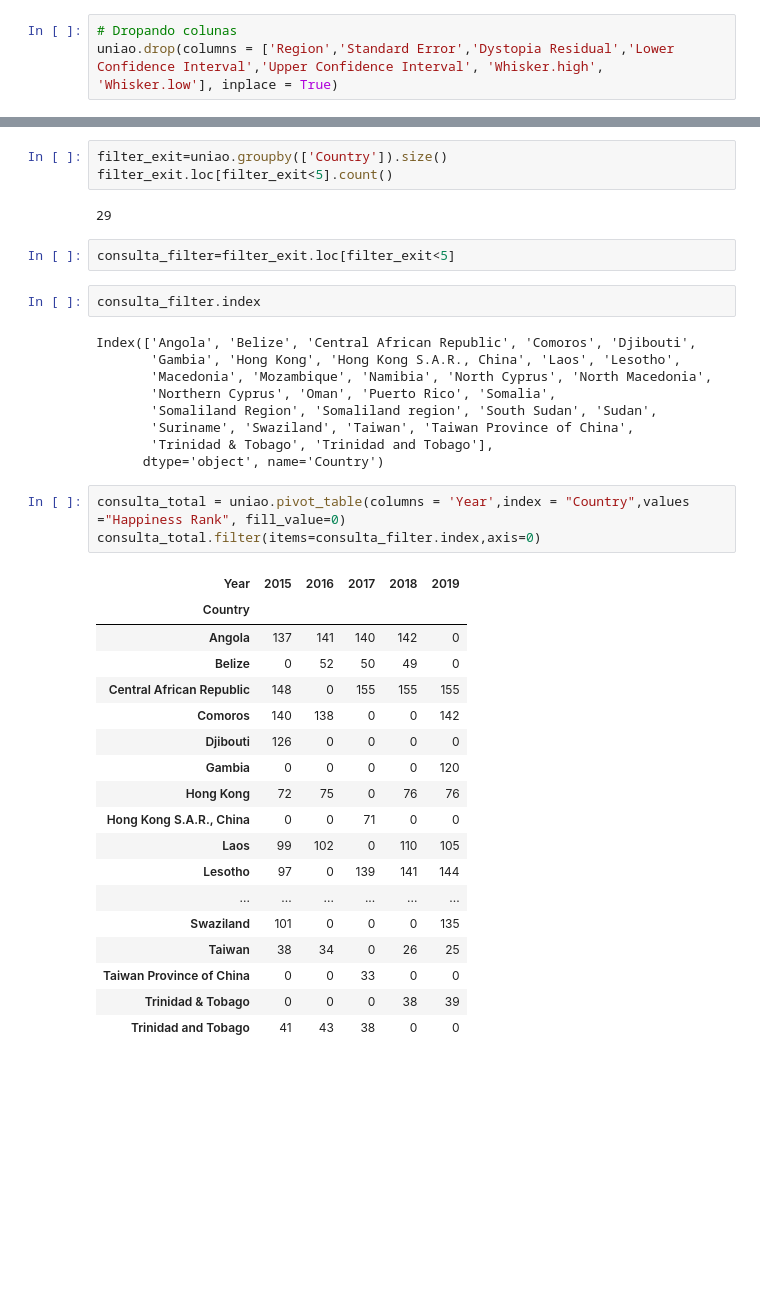
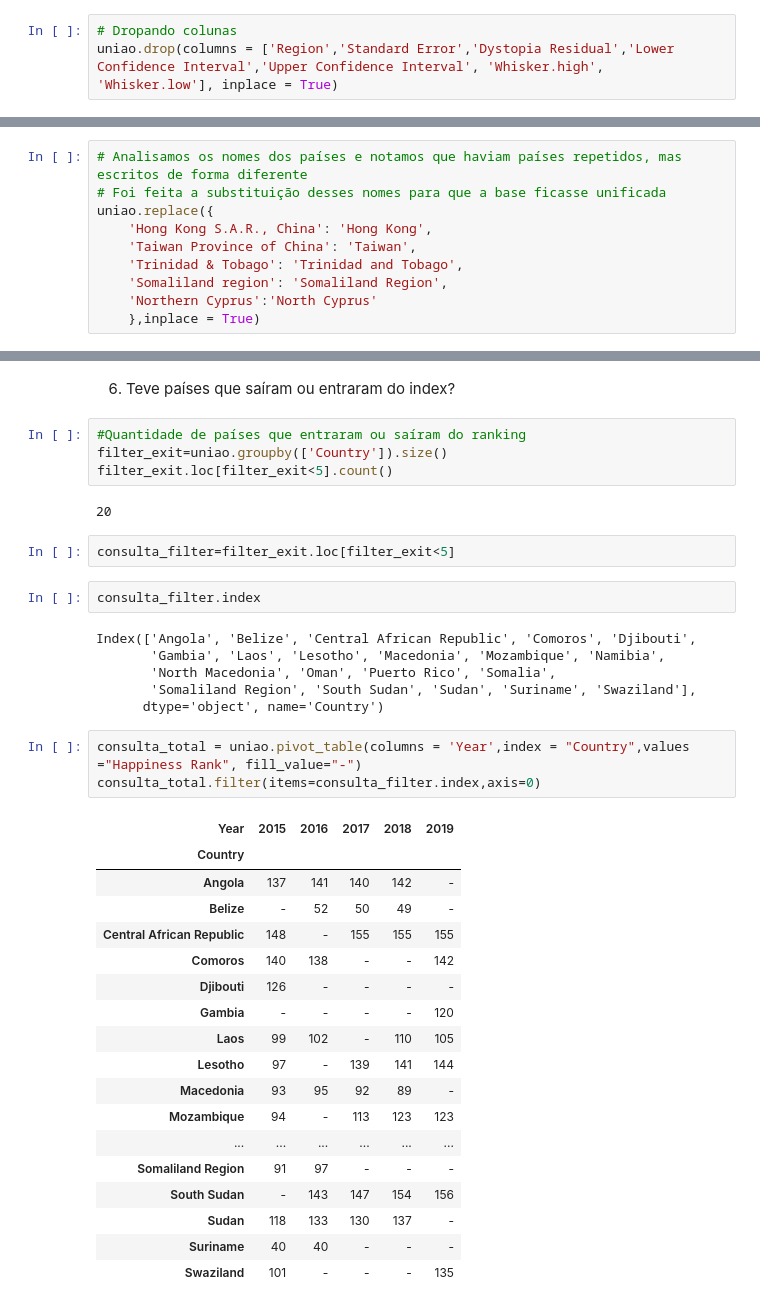
Before and after one commit to mariananomura/projeto-lets-modulo-III, a Jupyter notebook: Projeto.ipynb, the cells around one changed output, grey strips where cells are left out. Drawn from its saved outputs; the diff is of its cells as text; blank space fills up the shorter version.

```diff
--- a/Projeto.ipynb
+++ b/Projeto.ipynb
@@ -293,0 +148,10 @@ uniao
+# %%
+# Analisamos os nomes dos países e notamos que haviam países repetidos, mas escritos de forma diferente
+# Foi feita a substituição desses nomes para que a base ficasse unificada
+uniao.replace({
+    'Hong Kong S.A.R., China': 'Hong Kong',
+    'Taiwan Province of China': 'Taiwan',
+    'Trinidad & Tobago': 'Trinidad and Tobago',
+    'Somaliland region': 'Somaliland Region',
+    'Northern Cyprus':'North Cyprus'
+    },inplace = True)
@@ -400,40 +288,40 @@ Health_largest
+# %% [markdown]
+6. Teve países que saíram ou entraram do index?
 # %%
+#Quantidade de países que entraram ou saíram do ranking
 filter_exit=uniao.groupby(['Country']).size()
 filter_exit.loc[filter_exit<5].count()
 # %% [output]
-29
+20
 # %%
 consulta_filter=filter_exit.loc[filter_exit<5]
 # %%
 consulta_filter.index
 # %% [output]
 Index(['Angola', 'Belize', 'Central African Republic', 'Comoros', 'Djibouti',
-       'Gambia', 'Hong Kong', 'Hong Kong S.A.R., China', 'Laos', 'Lesotho',
-       'Macedonia', 'Mozambique', 'Namibia', 'North Cyprus', 'North Macedonia',
-       'Northern Cyprus', 'Oman', 'Puerto Rico', 'Somalia',
-       'Somaliland Region', 'Somaliland region', 'South Sudan', 'Sudan',
-       'Suriname', 'Swaziland', 'Taiwan', 'Taiwan Province of China',
-       'Trinidad & Tobago', 'Trinidad and Tobago'],
+       'Gambia', 'Laos', 'Lesotho', 'Macedonia', 'Mozambique', 'Namibia',
+       'North Macedonia', 'Oman', 'Puerto Rico', 'Somalia',
+       'Somaliland Region', 'South Sudan', 'Sudan', 'Suriname', 'Swaziland'],
       dtype='object', name='Country')
 # %%
-consulta_total = uniao.pivot_table(columns = 'Year',index = "Country",values ="Happiness Rank", fill_value=0)
+consulta_total = uniao.pivot_table(columns = 'Year',index = "Country",values ="Happiness Rank", fill_value="-")
 consulta_total.filter(items=consulta_filter.index,axis=0)
 # %% [output]
 | Year | 2015 | 2016 | 2017 | 2018 | 2019 |
 | Country |  |  |  |  |  |
-| Angola | 137 | 141 | 140 | 142 | 0 |
-| Belize | 0 | 52 | 50 | 49 | 0 |
-| Central African Republic | 148 | 0 | 155 | 155 | 155 |
-| Comoros | 140 | 138 | 0 | 0 | 142 |
-| Djibouti | 126 | 0 | 0 | 0 | 0 |
-| Gambia | 0 | 0 | 0 | 0 | 120 |
-| Hong Kong | 72 | 75 | 0 | 76 | 76 |
-| Hong Kong S.A.R., China | 0 | 0 | 71 | 0 | 0 |
-| Laos | 99 | 102 | 0 | 110 | 105 |
-| Lesotho | 97 | 0 | 139 | 141 | 144 |
+| Angola | 137 | 141 | 140 | 142 | - |
+| Belize | - | 52 | 50 | 49 | - |
+| Central African Republic | 148 | - | 155 | 155 | 155 |
+| Comoros | 140 | 138 | - | - | 142 |
+| Djibouti | 126 | - | - | - | - |
+| Gambia | - | - | - | - | 120 |
+| Laos | 99 | 102 | - | 110 | 105 |
+| Lesotho | 97 | - | 139 | 141 | 144 |
+| Macedonia | 93 | 95 | 92 | 89 | - |
+| Mozambique | 94 | - | 113 | 123 | 123 |
 | ... | ... | ... | ... | ... | ... |
-| Swaziland | 101 | 0 | 0 | 0 | 135 |
-| Taiwan | 38 | 34 | 0 | 26 | 25 |
-| Taiwan Province of China | 0 | 0 | 33 | 0 | 0 |
-| Trinidad & Tobago | 0 | 0 | 0 | 38 | 39 |
-| Trinidad and Tobago | 41 | 43 | 38 | 0 | 0 |
+| Somaliland Region | 91 | 97 | - | - | - |
+| South Sudan | - | 143 | 147 | 154 | 156 |
+| Sudan | 118 | 133 | 130 | 137 | - |
+| Suriname | 40 | 40 | - | - | - |
+| Swaziland | 101 | - | - | - | 135 |
```
Also changed, not shown: parts of 56 cells of this notebook.
